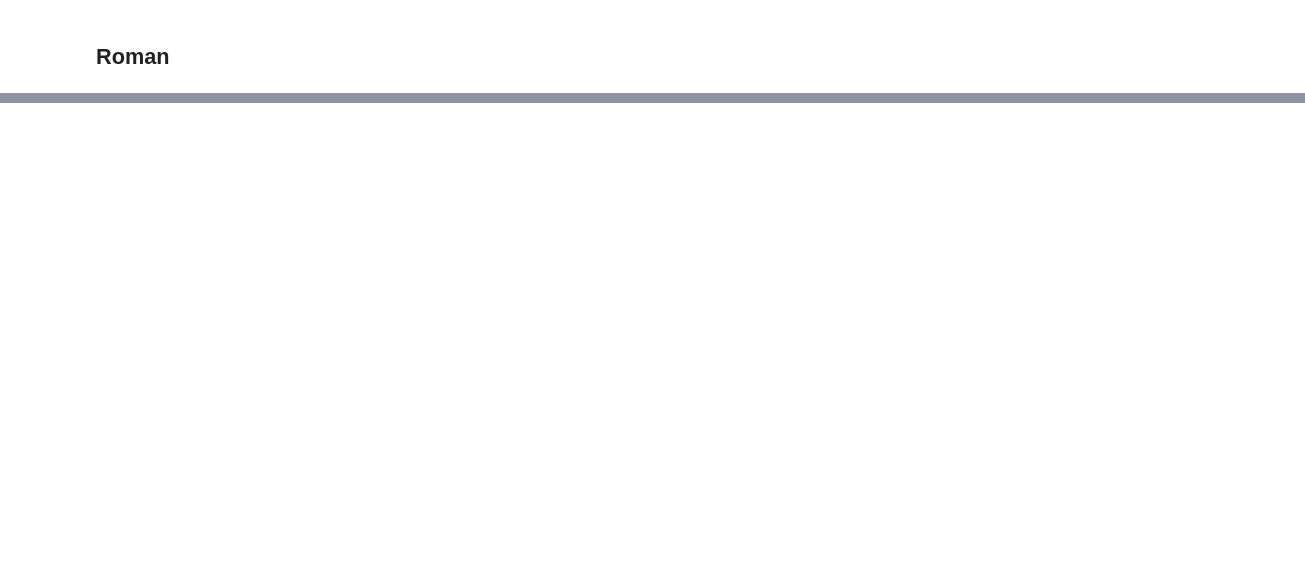
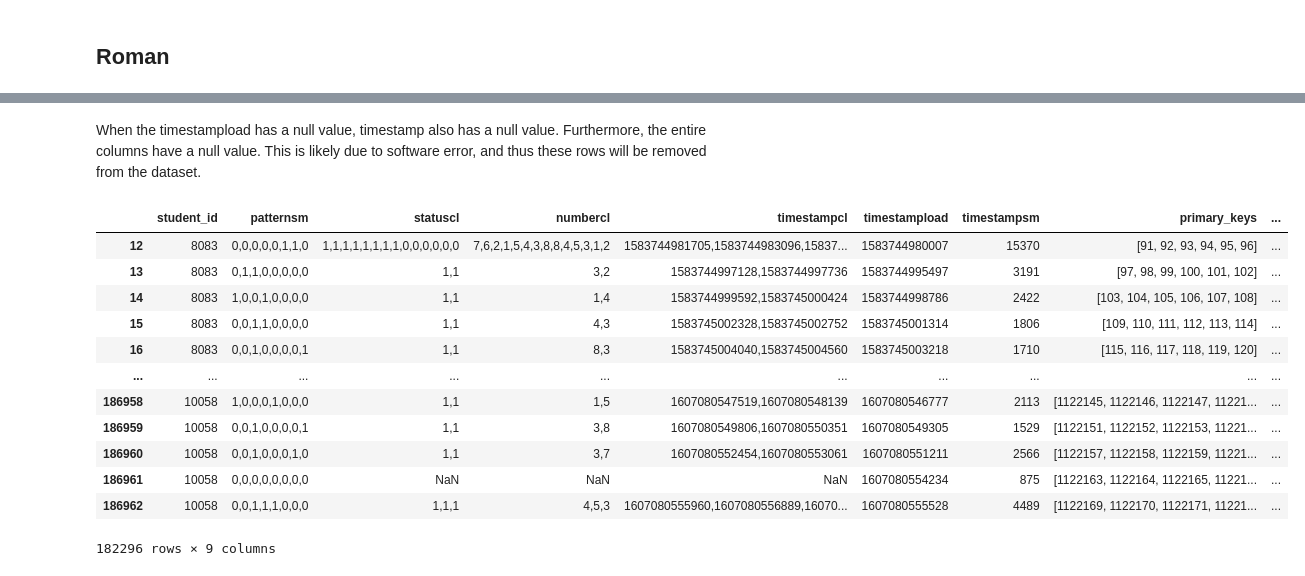
Before and after one commit to RowanBattles/Group4AI, a Jupyter notebook: Workbook.ipynb, the cells around one changed output, grey strips where cells are left out. Saved outputs shown, nothing was run; the diff lists cells and outputs as text; code cells hidden in the pictures; blank space fills up the shorter version.

```diff
--- a/Workbook.ipynb
+++ b/Workbook.ipynb
@@ -800,19 +770,0 @@ Divide the test into 18 sections of 10 seconds and count the amount of submissio
-# %%
-for student_id in df['student_id'].unique():
-    # Sort timestampload ascending
-    dfStudent = df[df['student_id'] == student_id].sort_values(by='timestampload', ascending=True)
-
-    # Get first value of timestampload
-    first_timestamp = dfStudent['timestampload'].iloc[0]
-
-    for i in range(1, 19):
-        Second_timestamp = first_timestamp + 10000
-
-        # Filter rows between first_timestamp and second_timestamp
-        filtered_df = dfStudent[(dfStudent['timestamp_submission'] >= first_timestamp) & (dfStudent['timestamp_submission'] <= Second_timestamp)]
-
-        observations = filtered_df.shape[0]
-
-        merged_data.loc[merged_data['student_id'] == student_id, f'Box_{i}_Submission'] = observations
-
-        first_timestamp = Second_timestamp
@@ -1042,0 +813,18 @@ merged_data.head()
+# %% [markdown]
+When the timestampload has a null value, timestamp also has a null value. Furthermore, the entire columns have a null value. This is likely due to software error, and thus these rows will be removed from the dataset.
+# %%
+filtered_df.dropna(subset=['timestampload', 'timestampsm'])
+# %% [output]
+|  | student_id | patternsm | statuscl | numbercl | timestampcl | timestampload | timestampsm | primary_keys | ... |
+| 12 | 8083 | 0,0,0,0,0,1,1,0 | 1,1,1,1,1,1,1,1,0,0,0,0,0,0 | 7,6,2,1,5,4,3,8,8,4,5,3,1,2 | 1583744981705,1583744983096,15837... | 1583744980007 | 15370 | [91, 92, 93, 94, 95, 96] | ... |
+| 13 | 8083 | 0,1,1,0,0,0,0,0 | 1,1 | 3,2 | 1583744997128,1583744997736 | 1583744995497 | 3191 | [97, 98, 99, 100, 101, 102] | ... |
+| 14 | 8083 | 1,0,0,1,0,0,0,0 | 1,1 | 1,4 | 1583744999592,1583745000424 | 1583744998786 | 2422 | [103, 104, 105, 106, 107, 108] | ... |
+| 15 | 8083 | 0,0,1,1,0,0,0,0 | 1,1 | 4,3 | 1583745002328,1583745002752 | 1583745001314 | 1806 | [109, 110, 111, 112, 113, 114] | ... |
+| 16 | 8083 | 0,0,1,0,0,0,0,1 | 1,1 | 8,3 | 1583745004040,1583745004560 | 1583745003218 | 1710 | [115, 116, 117, 118, 119, 120] | ... |
+| ... | ... | ... | ... | ... | ... | ... | ... | ... | ... |
+| 186958 | 10058 | 1,0,0,0,1,0,0,0 | 1,1 | 1,5 | 1607080547519,1607080548139 | 1607080546777 | 2113 | [1122145, 1122146, 1122147, 11221... | ... |
+| 186959 | 10058 | 0,0,1,0,0,0,0,1 | 1,1 | 3,8 | 1607080549806,1607080550351 | 1607080549305 | 1529 | [1122151, 1122152, 1122153, 11221... | ... |
+| 186960 | 10058 | 0,0,1,0,0,0,1,0 | 1,1 | 3,7 | 1607080552454,1607080553061 | 1607080551211 | 2566 | [1122157, 1122158, 1122159, 11221... | ... |
+| 186961 | 10058 | 0,0,0,0,0,0,0,0 | NaN | NaN | NaN | 1607080554234 | 875 | [1122163, 1122164, 1122165, 11221... | ... |
+| 186962 | 10058 | 0,0,1,1,1,0,0,0 | 1,1,1 | 4,5,3 | 1607080555960,1607080556889,16070... | 1607080555528 | 4489 | [1122169, 1122170, 1122171, 11221... | ... |
+182296 rows × 9 columns
```
Also changed, not shown: parts of 45 cells of this notebook, 2 other files.
